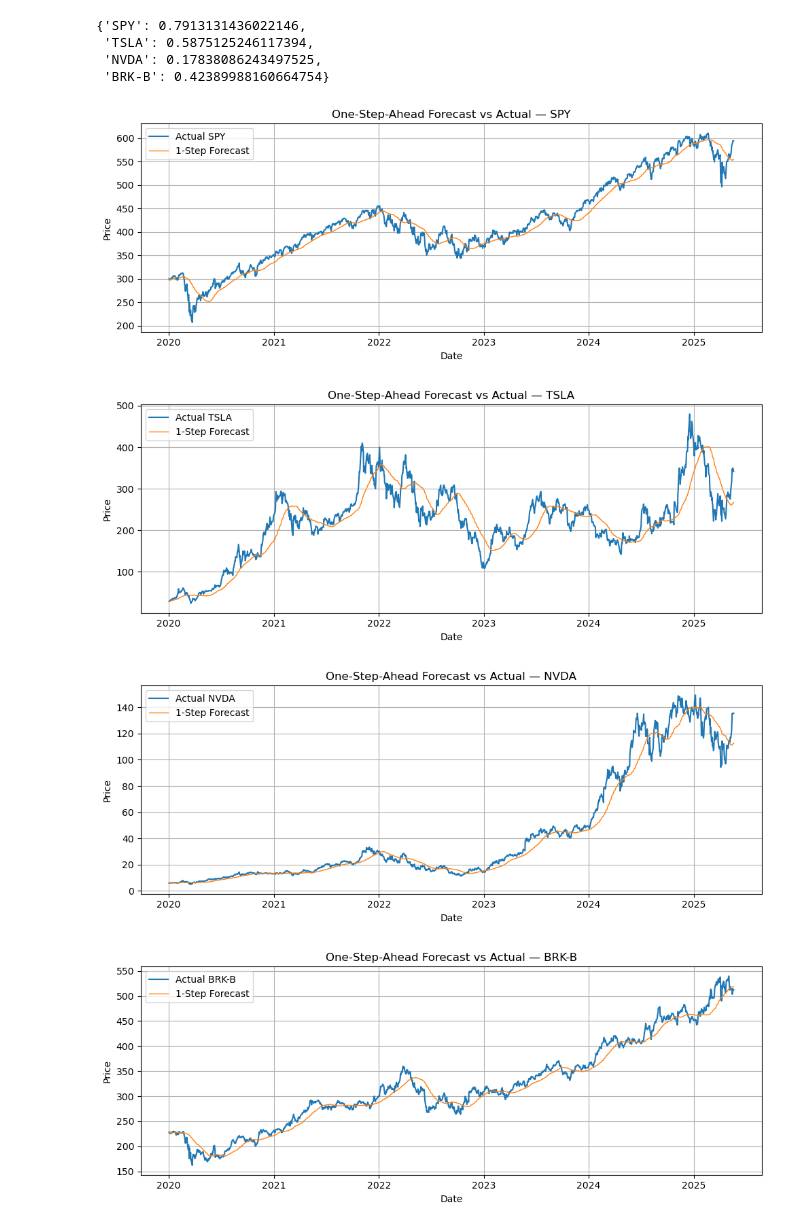
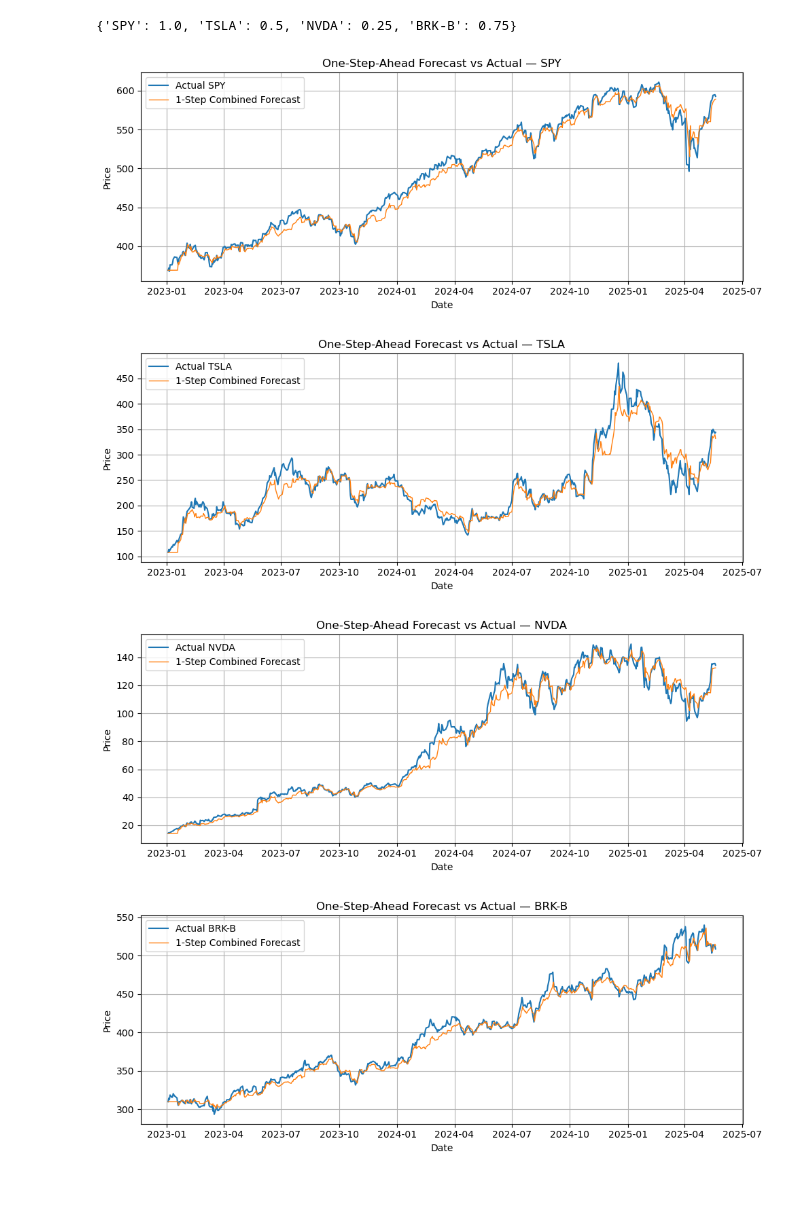
Before and after one commit to niornob/vatecas, a Jupyter notebook: src/signal_modules/signals.ipynb, the cells around one changed output. Drawn from its saved outputs; the diff is of its cells as text; code cells hidden in the pictures; blank space fills up the shorter version.

```diff
--- a/src/signal_modules/signals.ipynb
+++ b/src/signal_modules/signals.ipynb
@@ -28,4 +29,4 @@ model = signal_registry.get('Kalman')()
 # %%
-initial_time = pd.to_datetime('2020-01-01T12:00:00+00:00')
+initial_time = pd.to_datetime('2023-01-01T12:00:00+00:00')
 initial_time
 # %% [output]
@@ -45,14 +46,11 @@ sigs = model.generate_signals(data)
 # %%
 sigs
 # %% [output]
-{'SPY': 0.7913131436022146,
- 'TSLA': 0.5875125246117394,
- 'NVDA': 0.17838086243497525,
- 'BRK-B': 0.42389988160664754}
+{'SPY': 1.0, 'TSLA': 0.5, 'NVDA': 0.25, 'BRK-B': 0.75}
 # %%
-model.plot_cumulative_returns(data)
+model.diagnostics(data=data, window_size=50)
 # %% [output]
-[figure, old version]
+[figure, new version]
-[figure, old version]
+[figure, new version]
-[figure, old version]
+[figure, new version]
-[figure, old version]
+[figure, new version]
```
Also changed, not shown: parts of 3 cells of this notebook, 8 other files.
